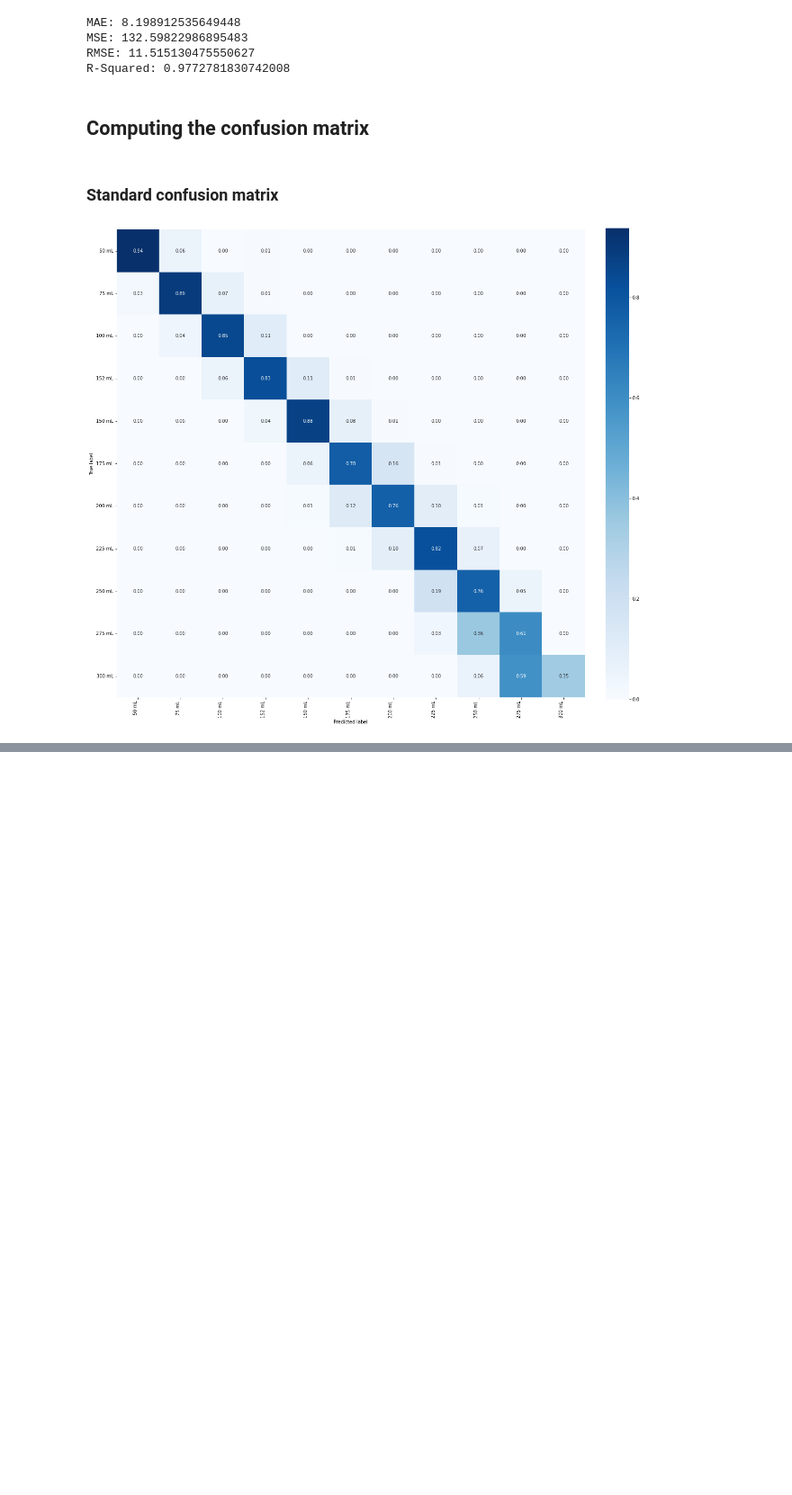
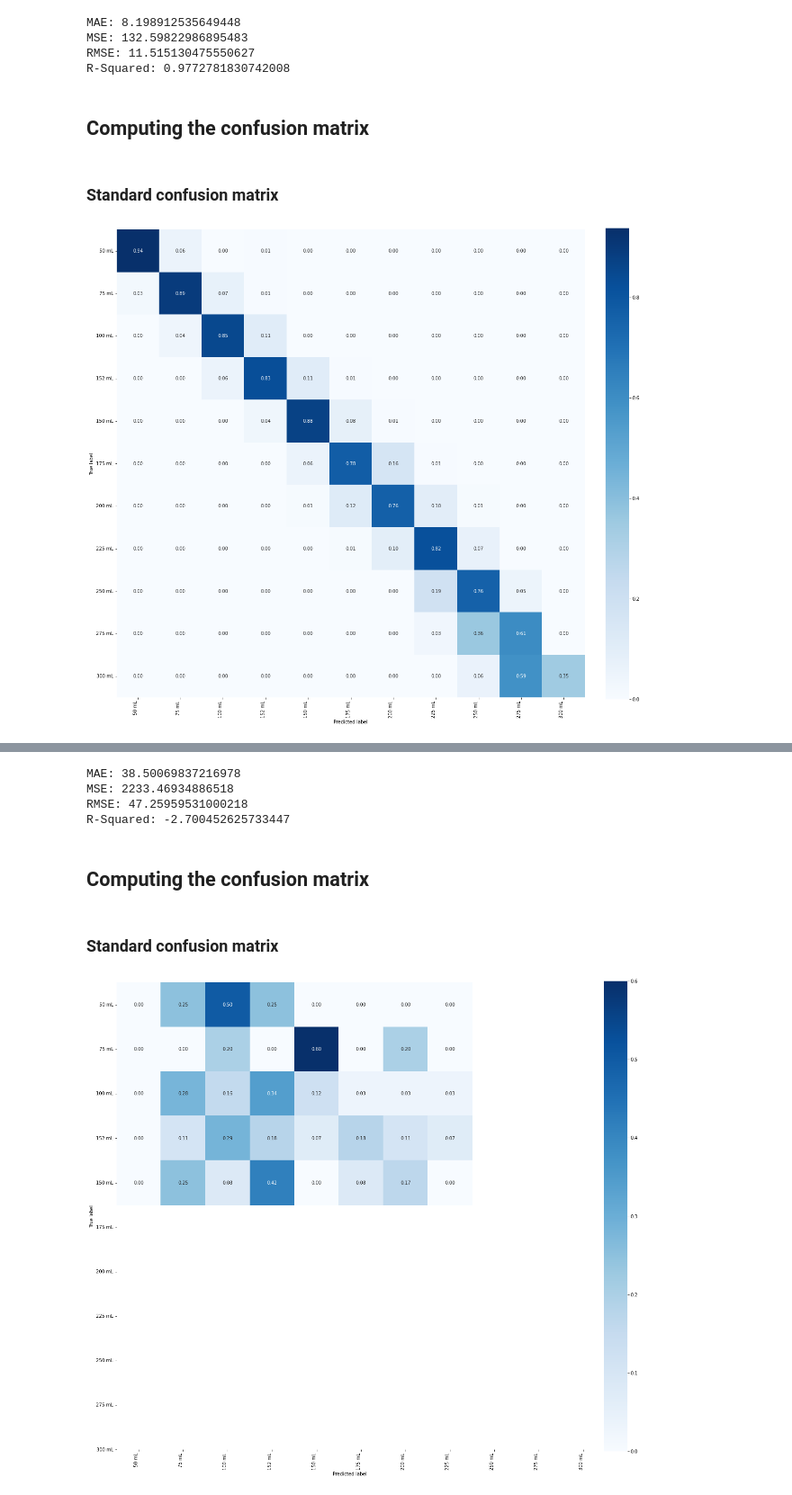
Before and after one commit to MiriamCobo/BrainGut-WineUp, a Jupyter notebook: notebooks/3.1-Prediction_statistics_reg-CopasAll.ipynb, the cells around one changed output, grey strips where cells are left out. Shown: that part at 90% size. Drawn from its saved outputs; the diff is of its cells as text; code cells hidden in the pictures; blank space fills up the shorter version.

Commit message:
Results for volunteer images in cups and glasses

```diff
--- a/notebooks/3.1-Prediction_statistics_reg-CopasAll.ipynb
+++ b/notebooks/3.1-Prediction_statistics_reg-CopasAll.ipynb
@@ -102,0 +133,68 @@ plt_conf_matrix(normed_conf, labels=["50 mL", "75 mL", "100 mL", "152 mL", "150
+# %%
+from imgclas import test_utils
+import sklearn.metrics as metrics
+# https://towardsdatascience.com/what-are-the-best-metrics-to-evaluate-your-regression-model-418ca481755b
+
+y, yhat = np.array(pred_dict['true_value']), np.array(pred_dict['pred_value'])
+
+mae = metrics.mean_absolute_error(y, yhat)
+mse = metrics.mean_squared_error(y, yhat)
+rmse = np.sqrt(mse) # or mse**(0.5)
+r2 = metrics.r2_score(y,yhat)
+
+print("MAE:",mae)
+print("MSE:", mse)
+print("RMSE:", rmse)
+print("R-Squared:", r2)
+# %% [output]
+MAE: 38.50069837216978
+MSE: 2233.46934886518
+RMSE: 47.25959531000218
+R-Squared: -2.700452625733447
+# %% [markdown]
+## Computing the confusion matrix
+# %%
+'''
+Round a list of numbers to the closer 25th (i.e. 0, 25, 50, 75, etc.)
+
+It is important to note that x.5 will be rounded to x instead of x+1 in the current 3.6.8 Python version.
+For more details see https://stackoverflow.com/questions/10825926/python-3-x-rounding-behavior
+'''
+
+def myround_list(x, base=25):
+    y=[]
+    for i in x:
+        y.append(round(base * round(float(i)/base)))
+    return y
+# %%
+import matplotlib.pylab as plt
+import seaborn
+from sklearn.metrics import confusion_matrix
+
+
+def plt_conf_matrix(conf_mat,  name, labels=False):
+
+    fig = plt.figure(figsize=(20, 20))
+    hm = seaborn.heatmap(conf_mat, annot=True, square=True, cbar_kws={'fraction':0.046, 'pad':0.04},
+                         xticklabels=labels, yticklabels=labels, cmap=plt.cm.Blues, fmt=".2f")
+    fontsize = None
+    hm.yaxis.set_ticklabels(hm.yaxis.get_ticklabels(), rotation=0, ha='right', fontsize=fontsize)
+    hm.xaxis.set_ticklabels(hm.xaxis.get_ticklabels(), rotation=90, ha='right', fontsize=fontsize)
+
+    plt.ylabel('True label')
+    plt.xlabel('Predicted label')
+
+#     plt.savefig('/srv/image-results/'+name+'_confussionMatrix.jpg')
+# %% [markdown]
+### Standard confusion matrix
+# %%
+y_true, y_pred = np.array(pred_dict['true_value']), np.array(myround_list(pred_dict['pred_value']))
+conf_mat = confusion_matrix(y_true, y_pred, sample_weight=None)
+normed_conf = conf_mat / np.sum(conf_mat, axis=1)[:, np.newaxis]
+
+# plt_conf_matrix(conf_mat)
+plt_conf_matrix(normed_conf, labels=["50 mL", "75 mL", "100 mL", "152 mL", "150 mL",
+                                    "175 mL", "200 mL", "225 mL", "250 mL", "275 mL",
+                                    "300 mL"], name='Madrid_copasAll')
+# %% [output]
+[figure, added]
```
Also changed, not shown: parts of 7 cells of this notebook, 4 other files.
